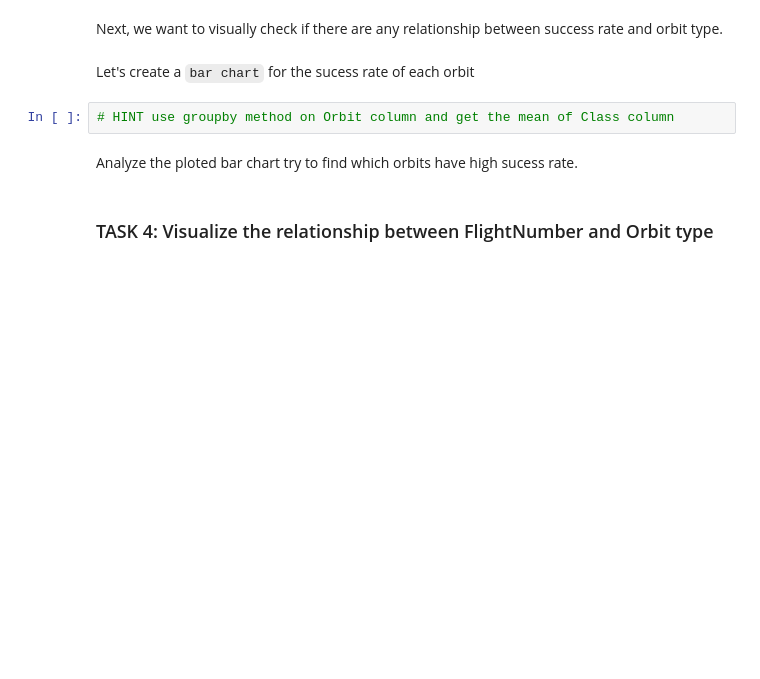
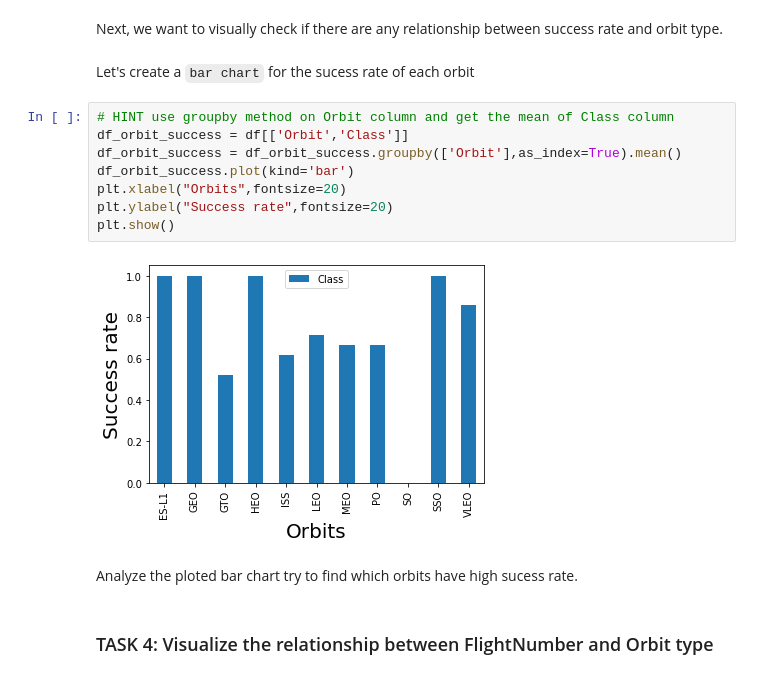
Before and after one commit to Isi-dev/repotest, a Jupyter notebook: EDA with Data Visualization.ipynb, the cells around one changed output. Drawn from its saved outputs; the diff is of its cells as text; blank space fills up the shorter version.

```diff
--- a/EDA with Data Visualization.ipynb
+++ b/EDA with Data Visualization.ipynb
@@ -114,6 +116,14 @@ Next, we want to visually check if there are any relationship between success ra
 Let's create a `bar chart` for the sucess rate of each orbit
 # %%
 # HINT use groupby method on Orbit column and get the mean of Class column
+df_orbit_success = df[['Orbit','Class']]
+df_orbit_success = df_orbit_success.groupby(['Orbit'],as_index=True).mean()
+df_orbit_success.plot(kind='bar')
+plt.xlabel("Orbits",fontsize=20)
+plt.ylabel("Success rate",fontsize=20)
+plt.show()
+# %% [output]
+[figure, added]
 # %% [markdown]
 Analyze the ploted bar chart try to find which orbits have high sucess rate.
 # %% [markdown]
```
Also changed, not shown: parts of 4 cells of this notebook.
